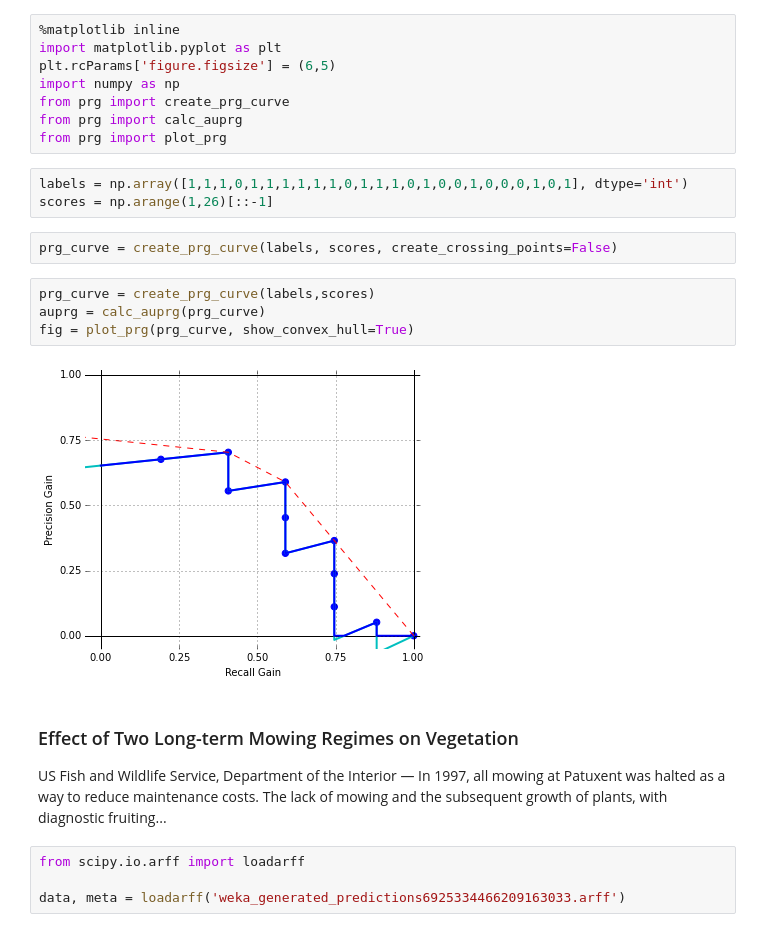
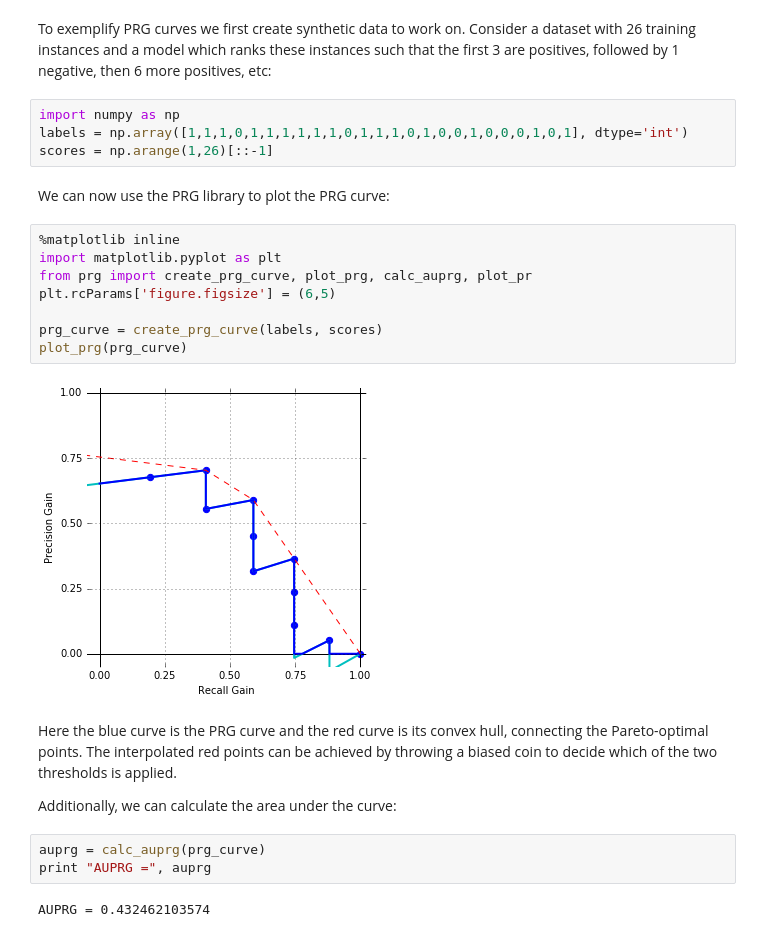
Before and after one commit to REFRAME/prg, a Jupyter notebook: jupyter_notebook/python_prg.ipynb, the cells around one changed output. Drawn from its saved outputs; the diff is of its cells as text.

```diff
--- a/jupyter_notebook/python_prg.ipynb
+++ b/jupyter_notebook/python_prg.ipynb
@@ -1,27 +10,28 @@
+# %% [markdown]
+To exemplify PRG curves we first create synthetic data to work on.
+Consider a dataset with 26 training instances and a model which ranks these instances such that the first 3 are positives, followed by 1 negative, then 6 more positives, etc:
+# %%
+import numpy as np
+labels = np.array([1,1,1,0,1,1,1,1,1,1,0,1,1,1,0,1,0,0,1,0,0,0,1,0,1], dtype='int')
+scores = np.arange(1,26)[::-1]
+# %% [markdown]
+We can now use the PRG library to plot the PRG curve:
 # %%
 %matplotlib inline
 import matplotlib.pyplot as plt
+from prg import create_prg_curve, plot_prg, calc_auprg, plot_pr
 plt.rcParams['figure.figsize'] = (6,5)
-import numpy as np
-from prg import create_prg_curve
-from prg import calc_auprg
-from prg import plot_prg
+
+prg_curve = create_prg_curve(labels, scores)
+plot_prg(prg_curve)
+# %% [output]
+[figure, added]
-# %%
-labels = np.array([1,1,1,0,1,1,1,1,1,1,0,1,1,1,0,1,0,0,1,0,0,0,1,0,1], dtype='int')
-scores = np.arange(1,26)[::-1]
-# %%
-prg_curve = create_prg_curve(labels, scores, create_crossing_points=False)
-# %%
-prg_curve = create_prg_curve(labels,scores)
-auprg = calc_auprg(prg_curve)
-fig = plot_prg(prg_curve, show_convex_hull=True)
-# %% [output]
-[figure, removed]
-# %% [markdown]
-### Effect of Two Long-term Mowing Regimes on Vegetation
-
-US Fish and Wildlife Service, Department of the Interior — In 1997, all mowing at Patuxent was halted as a way to reduce maintenance costs. The lack of mowing and the subsequent growth of plants, with diagnostic fruiting...
-# %%
-from scipy.io.arff import loadarff
-
-data, meta = loadarff('weka_generated_predictions6925334466209163033.arff')
+# %% [markdown]
+Here the blue curve is the PRG curve and the red curve is its convex hull, connecting the Pareto-optimal points. The interpolated red points can be achieved by throwing a biased coin to decide which of the two thresholds is applied.
+
+Additionally, we can calculate the area under the curve:
+# %%
+auprg = calc_auprg(prg_curve)
+print "AUPRG =", auprg
+# %% [output]
+AUPRG = 0.432462103574
```
Also changed, not shown: parts of 5 cells of this notebook, 1 other file.
